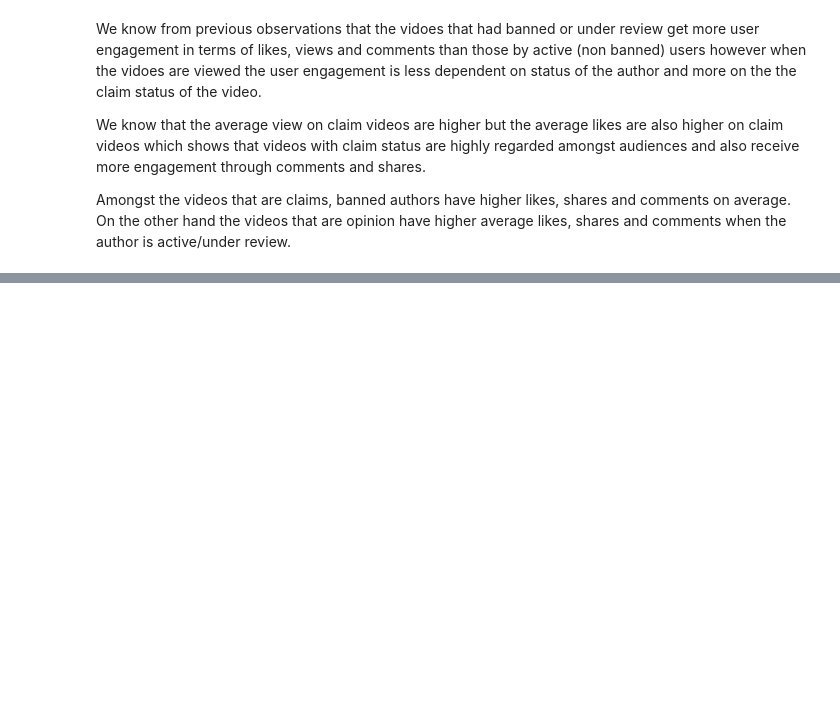
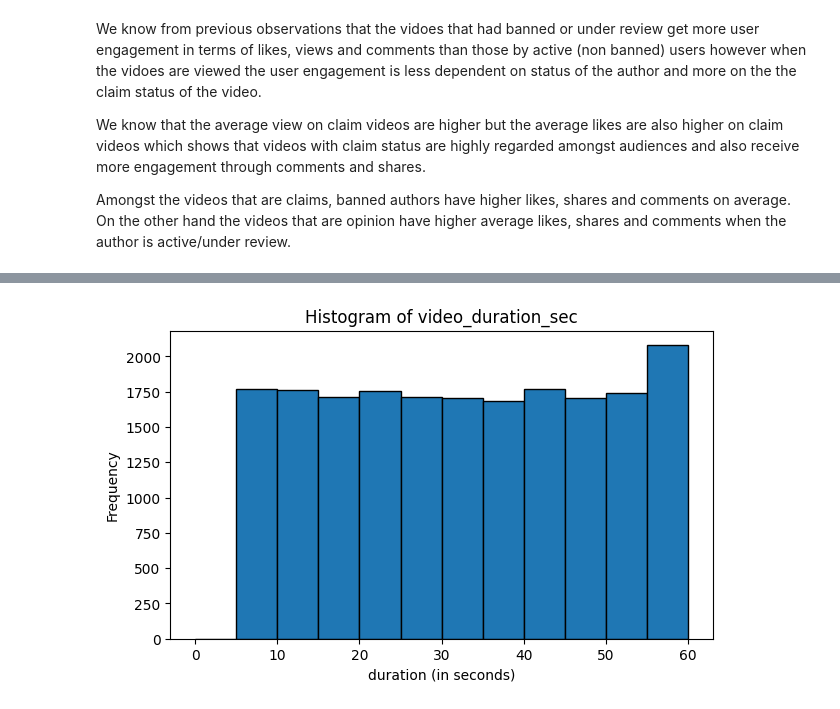
Before and after one commit to RhuthK/PROJECTS, a Jupyter notebook: TikTok Claim Classification Project/Claims_Classification_Project.ipynb, the cells around one changed output, grey strips where cells are left out. Cells and saved outputs as stored; diff of their text form; code cells hidden in the pictures; blank space fills up the shorter version.

```diff
--- a/TikTok Claim Classification Project/Claims_Classification_Project.ipynb
+++ b/TikTok Claim Classification Project/Claims_Classification_Project.ipynb
@@ -209,0 +235,10 @@ Amongst the videos that are claims, banned authors have higher likes, shares and
+# %%
+# histogram
+plt.figure(figsize=(7,4))
+plt.title('Histogram of video_duration_sec')
+plt.hist(df.video_duration_sec, bins=range(0,65,5), edgecolor='black')
+plt.xlabel("duration (in seconds)")
+plt.ylabel('Frequency')
+plt.show()
+# %% [output]
+[figure, added]
```
Also changed, not shown: parts of 47 cells of this notebook.
